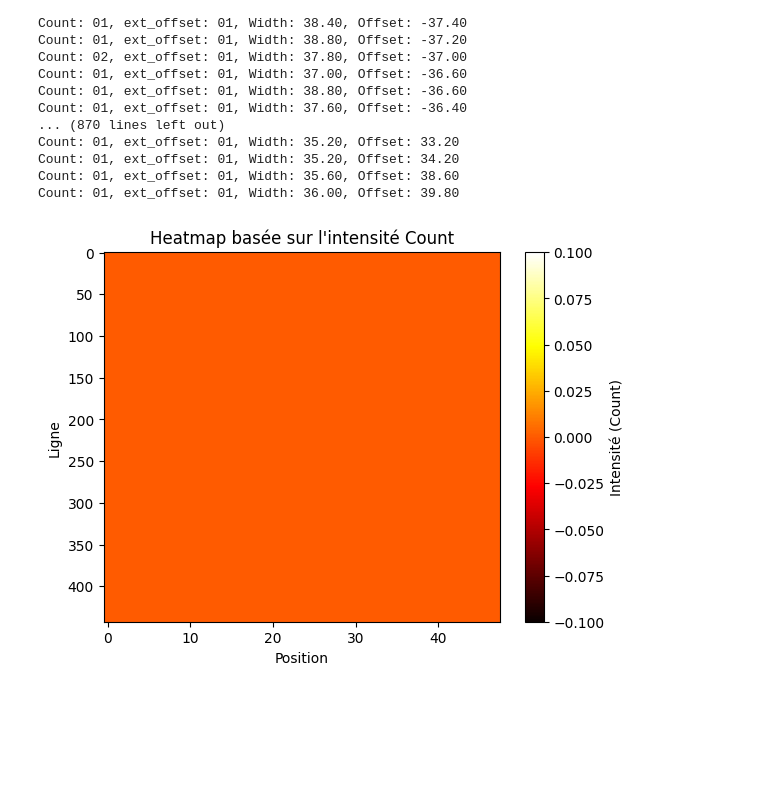
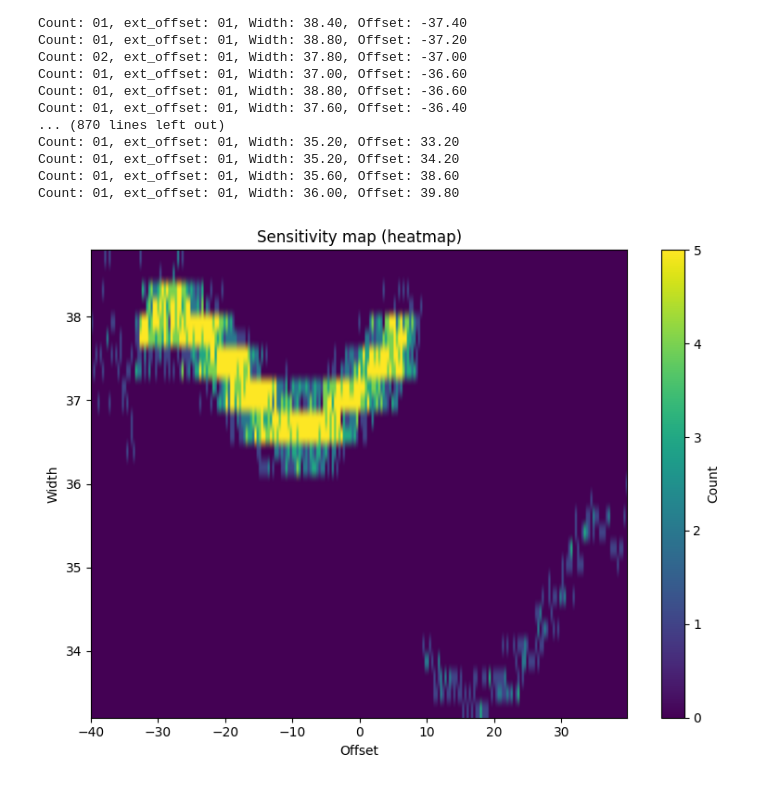
Before and after one commit to GuilhermePintodac/SFA_FA4, a Jupyter notebook: heatMap.ipynb, the cells around one changed output. Cells and saved outputs as stored; diff of their text form; code cells hidden in the pictures; blank space fills up the shorter version.

Commit message:
update heat map

```diff
--- a/heatMap.ipynb
+++ b/heatMap.ipynb
@@ -35,49 +35,49 @@ Count: 01, ext_offset: 01, Width: 36.00, Offset: 39.80
 # %%
 import re
 import numpy as np
 import matplotlib.pyplot as plt
 
-# Lire le fichier
-with open("log_text.txt", "r", encoding="utf-8") as f:
-    lines = f.readlines()
+LOG = "log_text.txt"           # adapte si ton fichier est ailleurs
 
-# Regex
-meta_pattern = re.compile(r"Count\s+(\d+)\s+ext_offset\s+(\d+)\s+Width\s+([\d.]+)\s+Offset\s+(-?[\d.]+)")
+# ----------- 1) extraire (width, offset, count) à chaque en-tête -----------
+meta = re.compile(
+    r"Count\s+(\d+)\s+ext_offset\s+\d+\s+Width\s+([\d.]+)\s+Offset\s+(-?[\d.]+)"
+)
 
-heatmap_data = []
-current_data_line = ""
+records = []
+with open(LOG, encoding="utf-8") as f:
+    for line in f:
+        m = meta.match(line)
+        if m:
+            count  = int(m.group(1))
+            width  = float(m.group(2))
+            offset = float(m.group(3))
+            records.append((width, offset, count))
 
-for line in lines:
-    line = line.strip()
+# ----------- 2) construire la grille Width × Offset -----------------------
+ws = sorted({w for w, _, _ in records})     # valeurs distinctes de Width
+os = sorted({o for _, o, _ in records})     # valeurs distinctes d'Offset
 
-    if not line:
-        continue
+w_index = {w: i for i, w in enumerate(ws)}
+o_index = {o: i for i, o in enumerate(os)}
 
-    match = meta_pattern.match(line)
+heat = np.zeros((len(ws), len(os)), dtype=int)
+for w, o, c in records:
+    heat[w_index[w], o_index[o]] += c       # cumule les Counts éventuels
 
-    if match and current_data_line:
-        count = int(match.group(1))
-        binary_line = [1 if c == 'X' else 0 for c in current_data_line]
-        weighted_line = [count * b for b in binary_line]
-        heatmap_data.append(weighted_line)
-        current_data_line = ""
-
-    elif "*" not in line:
-        current_data_line = line
-
-# ⚠ Normaliser les longueurs
-max_len = max(len(row) for row in heatmap_data)
-heatmap_data = [row + [0] * (max_len - len(row)) for row in heatmap_data]
-
-# Convertir en array numpy
-heatmap_array = np.array(heatmap_data)
-
-# Afficher la heatmap
-plt.imshow(heatmap_array, cmap='hot', interpolation='nearest', aspect='auto')
-plt.title("Heatmap basée sur l'intensité Count")
-plt.xlabel("Position")
-plt.ylabel("Ligne")
-plt.colorbar(label="Intensité (Count)")
+# ----------- 3) affichage --------------------------------------------------
+plt.figure(figsize=(8, 6))
+plt.imshow(
+    heat,
+    origin="lower",                        # 34 → bas, 38 → haut
+    aspect="auto",
+    extent=[min(os), max(os), min(ws), max(ws)]
+)
+plt.colorbar(label="Count")
+plt.xlabel("Offset")
+plt.ylabel("Width")
+plt.title("Sensitivity map (heatmap)")
+plt.tight_layout()
 plt.show()
 # %% [output]
-[figure, old version]
+[figure, new version]
```
